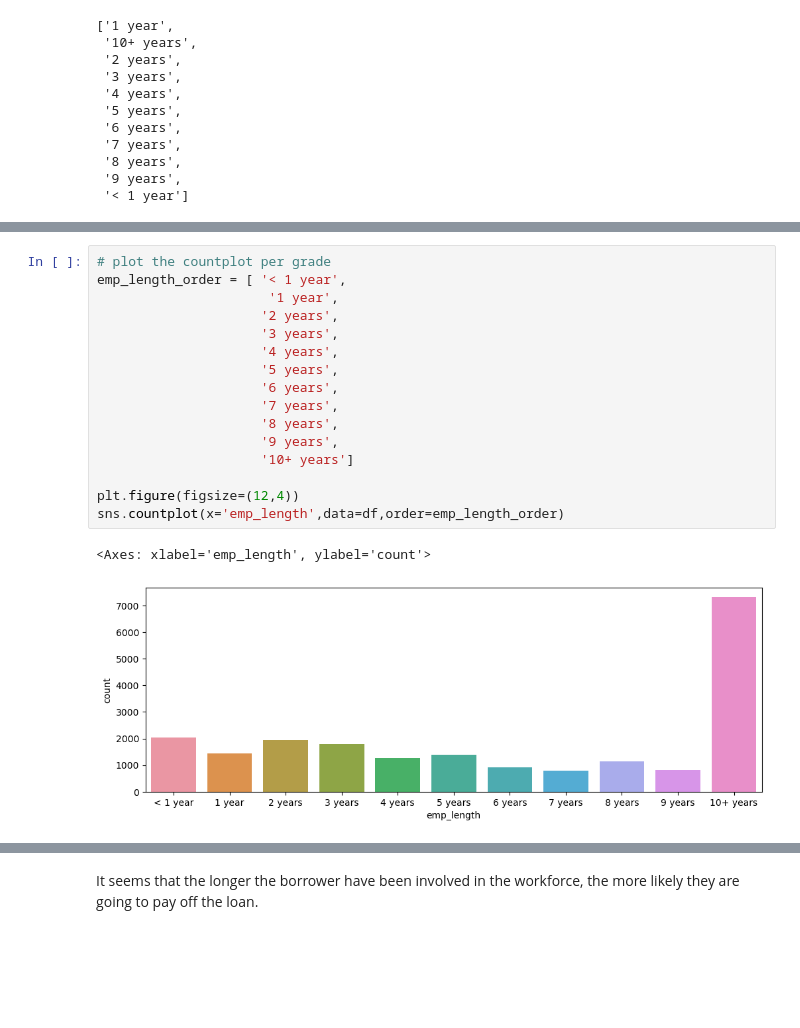
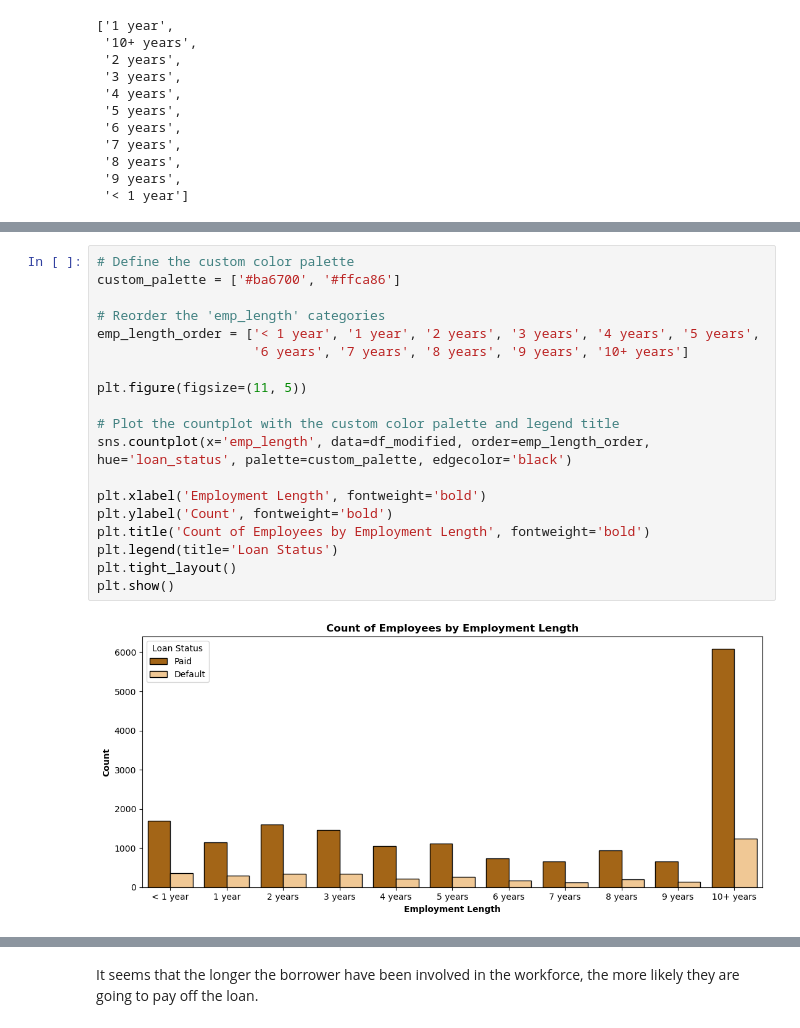
Before and after one commit to rachellliao/loan-default-prediction, a Jupyter notebook: 2. EDA.ipynb, the cells around one changed output, grey strips where cells are left out. Cells and saved outputs as stored; diff of their text form; blank space fills up the shorter version.

Commit message:
update graphs

```diff
--- a/2. EDA.ipynb
+++ b/2. EDA.ipynb
@@ -388,19 +434,21 @@ sorted(df_modified['emp_length'].unique())
 # %%
-# plot the countplot per grade
-emp_length_order = [ '< 1 year',
-                      '1 year',
-                     '2 years',
-                     '3 years',
-                     '4 years',
-                     '5 years',
-                     '6 years',
-                     '7 years',
-                     '8 years',
-                     '9 years',
-                     '10+ years']
+# Define the custom color palette
+custom_palette = ['#ba6700', '#ffca86']
 
-plt.figure(figsize=(12,4))
-sns.countplot(x='emp_length',data=df,order=emp_length_order)
+# Reorder the 'emp_length' categories
+emp_length_order = ['< 1 year', '1 year', '2 years', '3 years', '4 years', '5 years',
+                    '6 years', '7 years', '8 years', '9 years', '10+ years']
+
+plt.figure(figsize=(11, 5))
+
+# Plot the countplot with the custom color palette and legend title
+sns.countplot(x='emp_length', data=df_modified, order=emp_length_order, hue='loan_status', palette=custom_palette, edgecolor='black')
+
+plt.xlabel('Employment Length', fontweight='bold')
+plt.ylabel('Count', fontweight='bold')
+plt.title('Count of Employees by Employment Length', fontweight='bold')
+plt.legend(title='Loan Status')
+plt.tight_layout()
+plt.show()
 # %% [output]
-<Axes: xlabel='emp_length', ylabel='count'>
-[figure, old version]
+[figure, new version]
```
Also changed, not shown: parts of 7 cells of this notebook.
